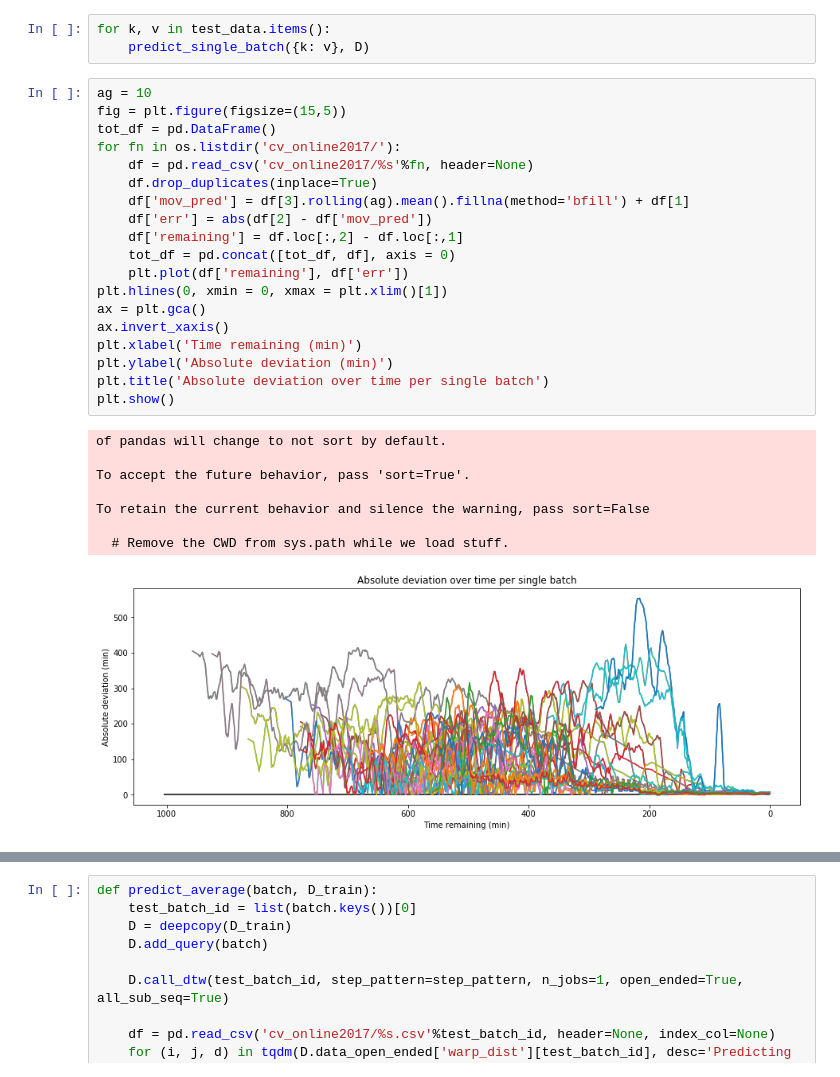
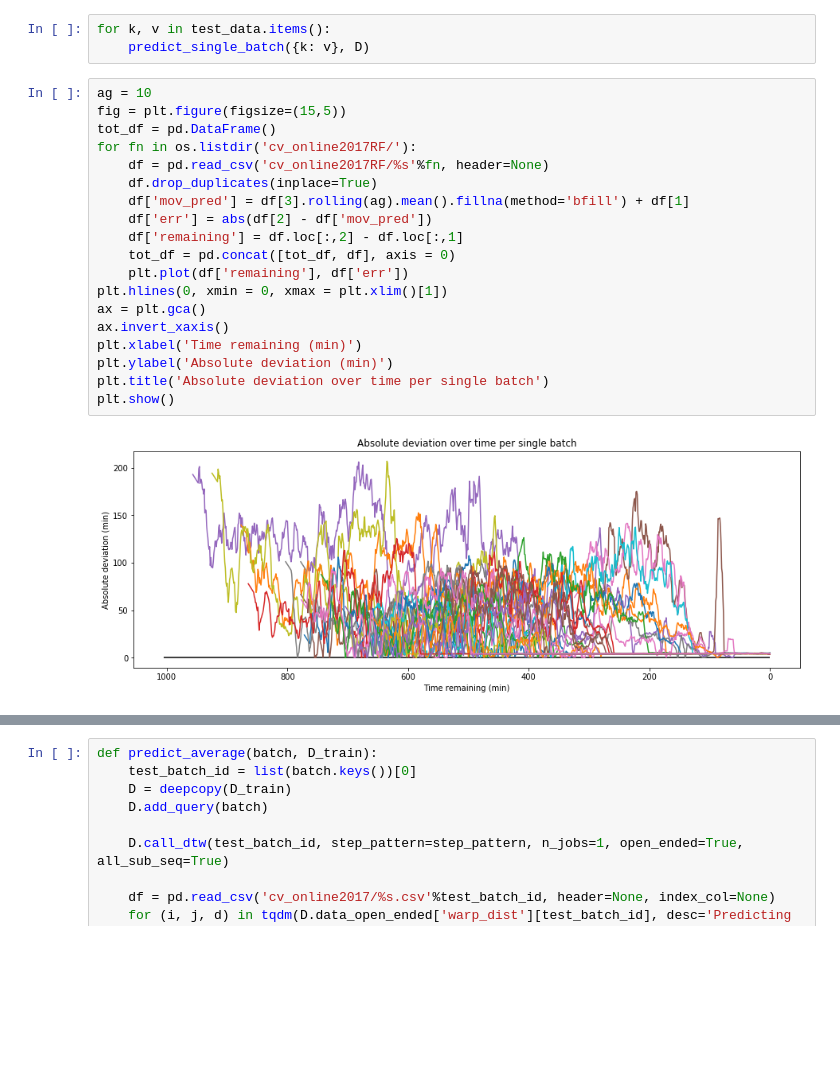
Before and after one commit to polkox928/pgdtw, a Jupyter notebook: final/real_experiment/real_exp2017.ipynb, the cells around one changed output, grey strips where cells are left out. Drawn from its saved outputs; the diff is of its cells as text; blank space fills up the shorter version.

```diff
--- a/final/real_experiment/real_exp2017.ipynb
+++ b/final/real_experiment/real_exp2017.ipynb
@@ -327,30 +328,23 @@ for k, v in test_data.items():
 # %%
 ag = 10
 fig = plt.figure(figsize=(15,5))
 tot_df = pd.DataFrame()
-for fn in os.listdir('cv_online2017/'):
-    df = pd.read_csv('cv_online2017/%s'%fn, header=None)
+for fn in os.listdir('cv_online2017RF/'):
+    df = pd.read_csv('cv_online2017RF/%s'%fn, header=None)
     df.drop_duplicates(inplace=True)
     df['mov_pred'] = df[3].rolling(ag).mean().fillna(method='bfill') + df[1]
     df['err'] = abs(df[2] - df['mov_pred'])
     df['remaining'] = df.loc[:,2] - df.loc[:,1]
     tot_df = pd.concat([tot_df, df], axis = 0)
     plt.plot(df['remaining'], df['err'])
 plt.hlines(0, xmin = 0, xmax = plt.xlim()[1])
 ax = plt.gca()
 ax.invert_xaxis()
 plt.xlabel('Time remaining (min)')
 plt.ylabel('Absolute deviation (min)')
 plt.title('Absolute deviation over time per single batch')
 plt.show()
 # %% [output]
-of pandas will change to not sort by default.
-
-To accept the future behavior, pass 'sort=True'.
-
-To retain the current behavior and silence the warning, pass sort=False
-
-  # Remove the CWD from sys.path while we load stuff.
-[figure, old version]
+[figure, new version]
 # %%
 aggr = tot_df.groupby(by=['remaining']).aggregate({'err': 'mean'})
```
Also changed, not shown: parts of 5 cells of this notebook, 1 other file.
